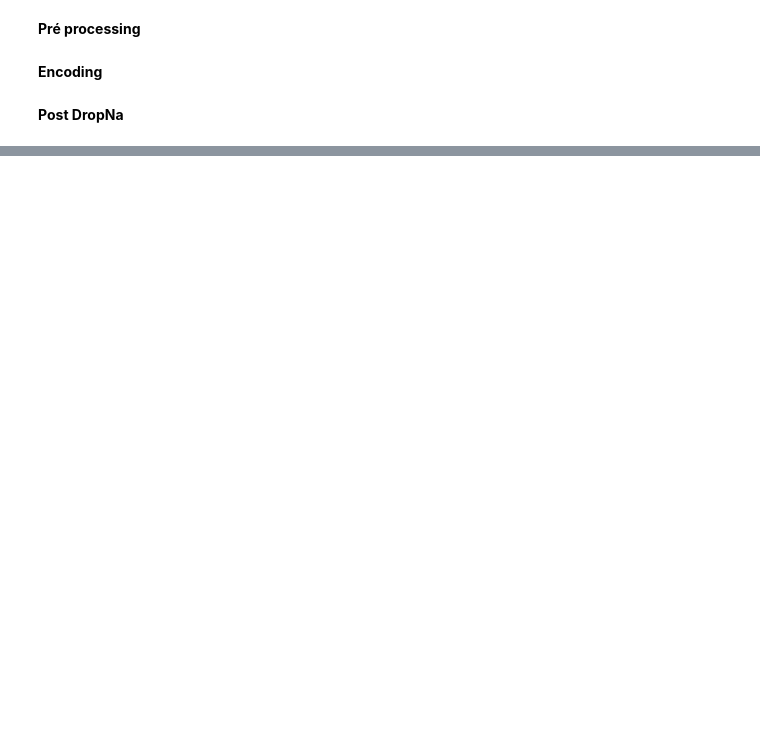
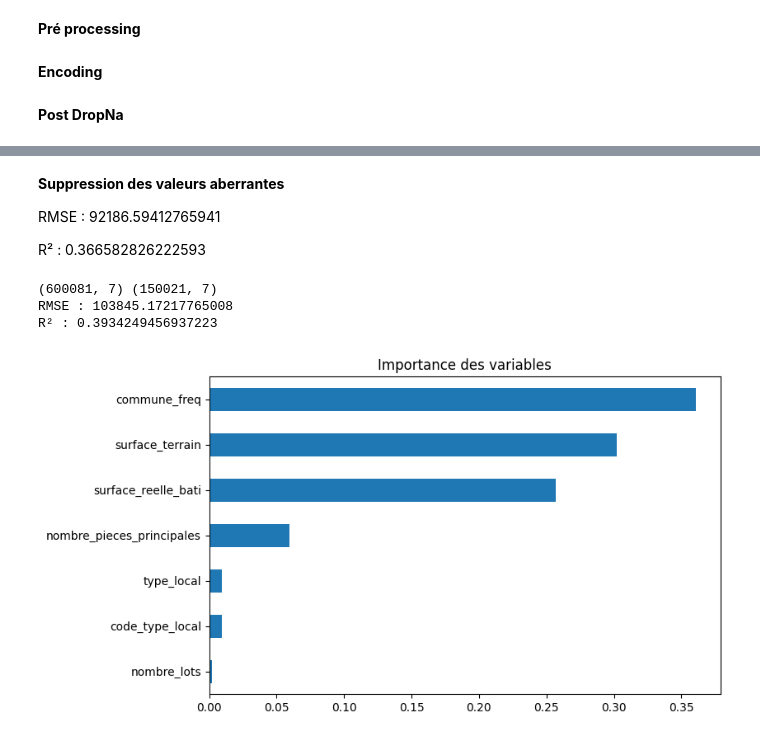
Before and after one commit to standemdem/compagnon-immobilier, a Jupyter notebook: notebooks/04_prediction_full_2020.ipynb, the cells around one changed output, grey strips where cells are left out. Cells and saved outputs as stored; diff of their text form; code cells hidden in the pictures; blank space fills up the shorter version.

```diff
--- a/notebooks/04_prediction_full_2020.ipynb
+++ b/notebooks/04_prediction_full_2020.ipynb
@@ -273,0 +300,58 @@ optimized_df1
+# %% [markdown]
+**Suppression des valeurs aberrantes**
+
+RMSE : 92186.59412765941
+
+R² : 0.366582826222593
+# %%
+# Calcul des quartiles pour la colonne valeur_fonciere
+Q1 = optimized_df1['valeur_fonciere'].quantile(0.25)
+Q3 = optimized_df1['valeur_fonciere'].quantile(0.75)
+IQR = Q3 - Q1
+
+# Suppression des valeurs aberrantes uniquement selon valeur_fonciere
+optimized_df1 = optimized_df1[
+    (optimized_df1['valeur_fonciere'] >= Q1 - 1.5 * IQR) &
+    (optimized_df1['valeur_fonciere'] <= Q3 + 1.5 * IQR)
+]
+
+dfRFR = optimized_df1[colonnes_choisies].copy()
+
+
+# Définir X (features) et y (target)
+X = dfRFR.drop(columns='valeur_fonciere')
+y = dfRFR['valeur_fonciere']
+
+# Découper en train / test
+X_train, X_test, y_train, y_test = train_test_split(
+    X, y, test_size=0.2, random_state=42
+)
+
+print(X_train.shape, X_test.shape)
+
+model = RandomForestRegressor(
+    n_estimators=100,
+    random_state=42,
+    n_jobs=-1
+)
+
+
+model.fit(X_train, y_train)
+
+y_pred = model.predict(X_test)
+rmse = root_mean_squared_error(y_test, y_pred)  # RMSE ici
+r2 = r2_score(y_test, y_pred)
+
+print("RMSE :", rmse)
+print("R² :", r2)
+
+
+importances = pd.Series(model.feature_importances_, index=X.columns)
+importances.sort_values(ascending=True).plot.barh(figsize=(8,5))
+plt.title("Importance des variables")
+plt.show()
+# %% [output]
+(600081, 7) (150021, 7)
+RMSE : 103845.17217765008
+R² : 0.3934249456937223
+[figure, added]
```
Also changed, not shown: parts of 8 cells of this notebook.
